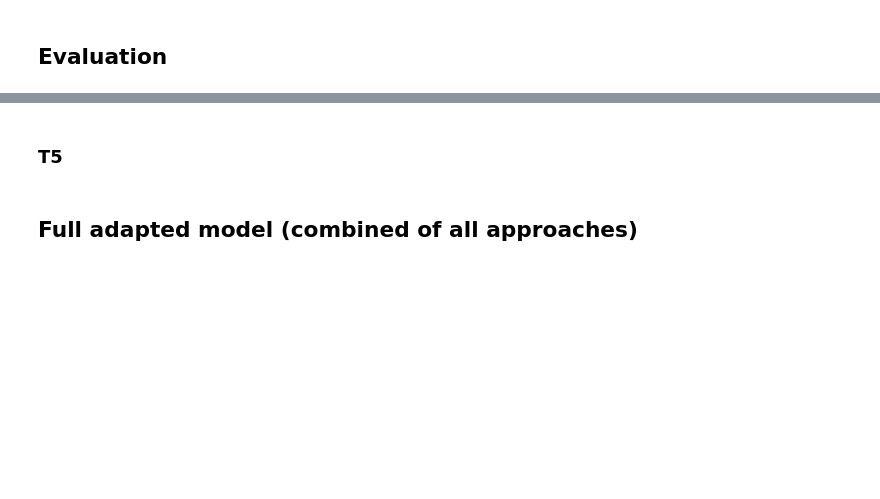
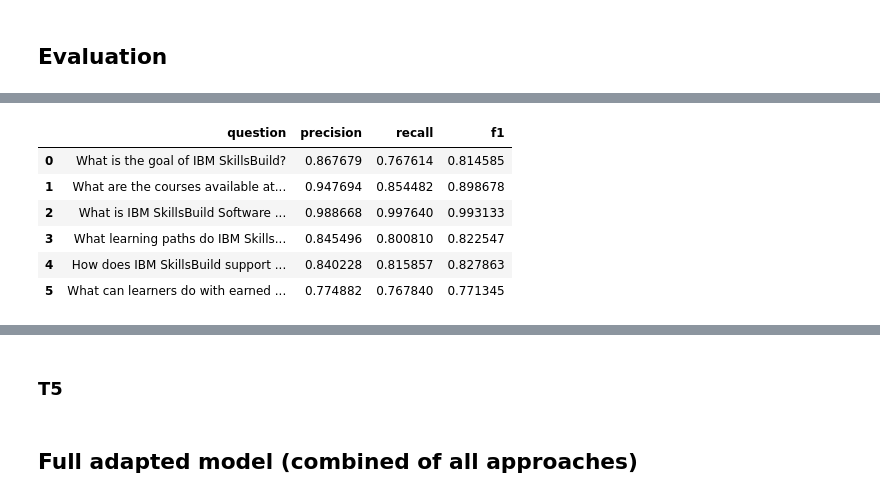
Before and after one commit to huishingchong/agile_llm, a Jupyter notebook: pipeline.ipynb, the cells around one changed output, grey strips where cells are left out. Cells and saved outputs as stored; diff of their text form; code cells hidden in the pictures; blank space fills up the shorter version.

```diff
--- a/pipeline.ipynb
+++ b/pipeline.ipynb
@@ -310,0 +526,10 @@ from langchain.evaluation import load_evaluator, EvaluatorType
+# %%
+generate_bert_results_table(rag_data_skills_build)
+# %% [output]
+|  | question | precision | recall | f1 |
+| 0 | What is the goal of IBM SkillsBuild? | 0.867679 | 0.767614 | 0.814585 |
+| 1 | What are the courses available at... | 0.947694 | 0.854482 | 0.898678 |
+| 2 | What is IBM SkillsBuild Software ... | 0.988668 | 0.997640 | 0.993133 |
+| 3 | What learning paths do IBM Skills... | 0.845496 | 0.800810 | 0.822547 |
+| 4 | How does IBM SkillsBuild support ... | 0.840228 | 0.815857 | 0.827863 |
+| 5 | What can learners do with earned ... | 0.774882 | 0.767840 | 0.771345 |
```
Also changed, not shown: parts of 56 cells of this notebook.
